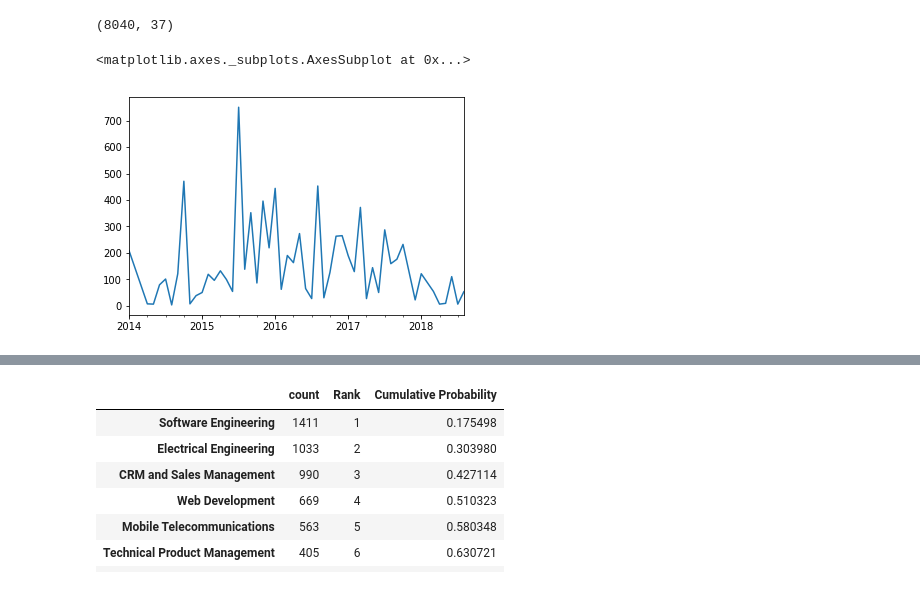
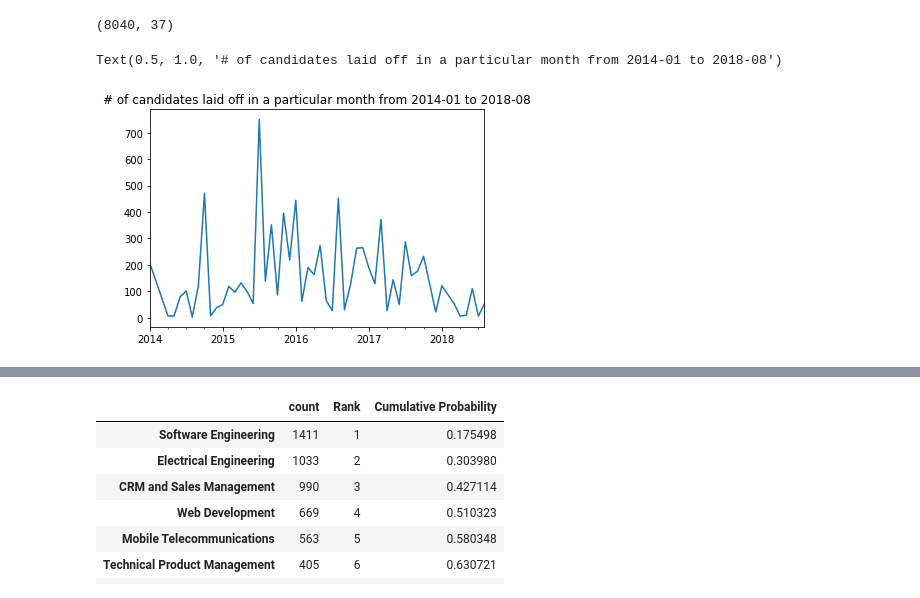
Before and after one commit to rohigovi/EmploymentDynamics, a Jupyter notebook: Python Notebooks for Visualization/Initial EDA.ipynb, the cells around one changed output, grey strips where cells are left out. Saved outputs shown, nothing was run; the diff lists cells and outputs as text; code cells hidden in the pictures.

```diff
--- a/Python Notebooks for Visualization/Initial EDA.ipynb
+++ b/Python Notebooks for Visualization/Initial EDA.ipynb
@@ -22,12 +22,13 @@ common_companies.shape
 # %%
 # Time Series analysis, y-value is the # of candidates being laid off in a particular month from 2014-01 to 2018-08
 ts = common_companies['Layoff Date']
 ts = pd.to_datetime(ts).dt.to_period('M').sort_values()
 
 pd.value_counts(ts).sort_index().plot.line()
+plt.title('# of candidates laid off in a particular month from 2014-01 to 2018-08')
 # %% [output]
-<matplotlib.axes._subplots.AxesSubplot at 0x...>
+Text(0.5, 1.0, '# of candidates laid off in a particular month from 2014-01 to 2018-08')
-[figure, old version]
+[figure, new version]
 # %%
 # Counts of skillsets out of 8040 observations
 pd.value_counts(common_companies['Skillset1']).plot.bar(figsize = (16,6))
```
Also changed, not shown: parts of 12 cells of this notebook.
